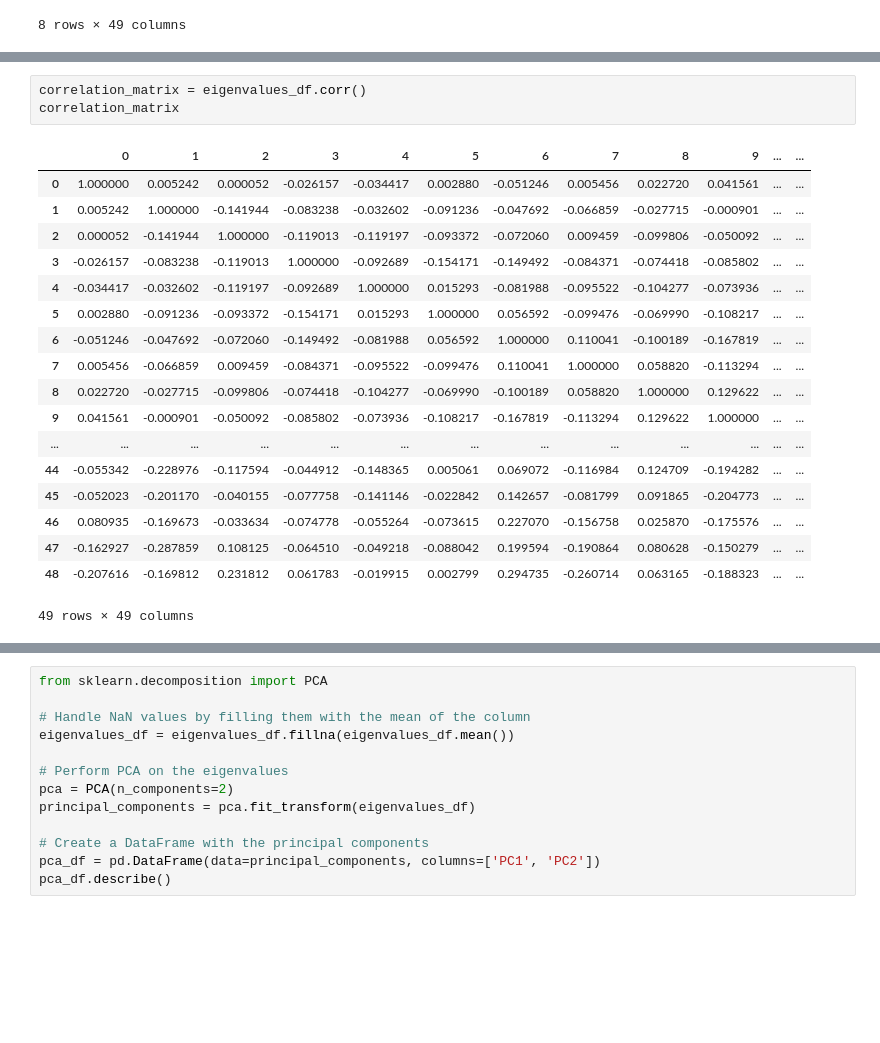
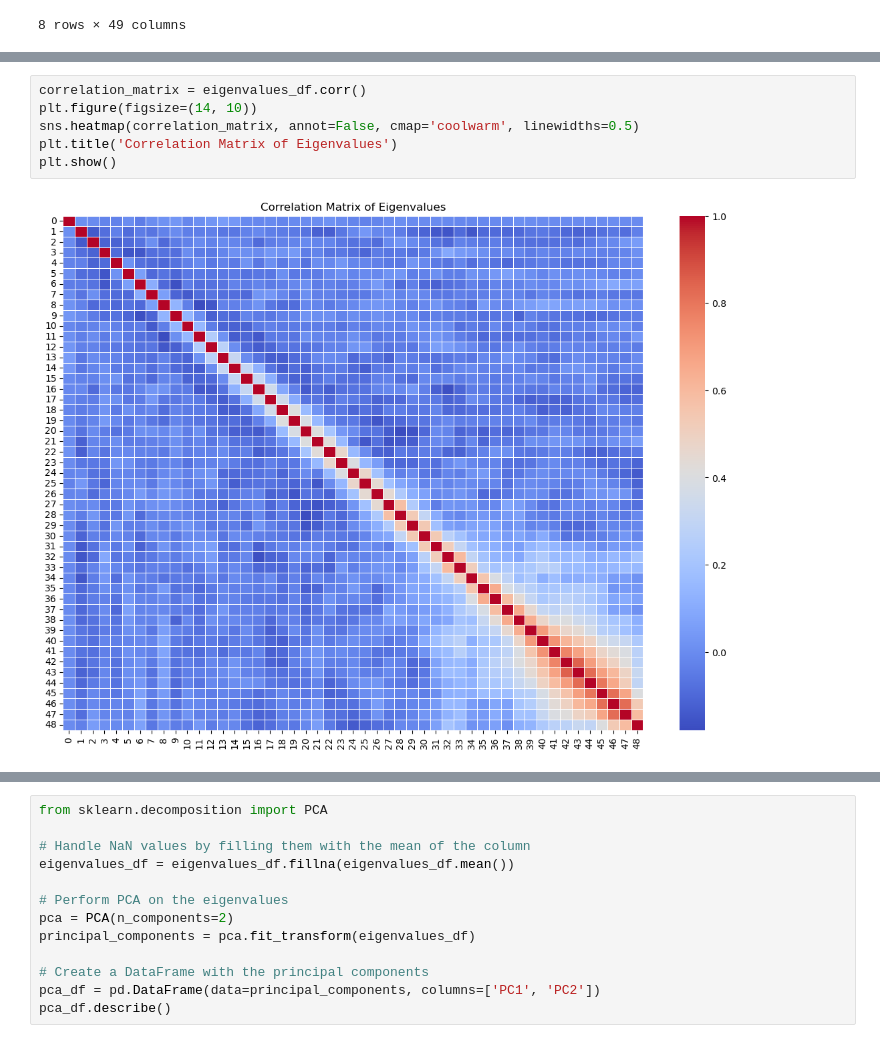
Before and after one commit to serize02/Eigen-Analyzer, a Jupyter notebook: data_explore.ipynb, the cells around one changed output, grey strips where cells are left out. Drawn from its saved outputs; the diff is of its cells as text; blank space fills up the shorter version.

```diff
--- a/data_explore.ipynb
+++ b/data_explore.ipynb
@@ -39,22 +30,8 @@ plt.show()
 # %%
 correlation_matrix = eigenvalues_df.corr()
-correlation_matrix
+plt.figure(figsize=(14, 10))
+sns.heatmap(correlation_matrix, annot=False, cmap='coolwarm', linewidths=0.5)
+plt.title('Correlation Matrix of Eigenvalues')
+plt.show()
 # %% [output]
-|  | 0 | 1 | 2 | 3 | 4 | 5 | 6 | 7 | 8 | 9 | ... | ... |
-| 0 | 1.000000 | 0.005242 | 0.000052 | -0.026157 | -0.034417 | 0.002880 | -0.051246 | 0.005456 | 0.022720 | 0.041561 | ... | ... |
-| 1 | 0.005242 | 1.000000 | -0.141944 | -0.083238 | -0.032602 | -0.091236 | -0.047692 | -0.066859 | -0.027715 | -0.000901 | ... | ... |
-| 2 | 0.000052 | -0.141944 | 1.000000 | -0.119013 | -0.119197 | -0.093372 | -0.072060 | 0.009459 | -0.099806 | -0.050092 | ... | ... |
-| 3 | -0.026157 | -0.083238 | -0.119013 | 1.000000 | -0.092689 | -0.154171 | -0.149492 | -0.084371 | -0.074418 | -0.085802 | ... | ... |
-| 4 | -0.034417 | -0.032602 | -0.119197 | -0.092689 | 1.000000 | 0.015293 | -0.081988 | -0.095522 | -0.104277 | -0.073936 | ... | ... |
-| 5 | 0.002880 | -0.091236 | -0.093372 | -0.154171 | 0.015293 | 1.000000 | 0.056592 | -0.099476 | -0.069990 | -0.108217 | ... | ... |
-| 6 | -0.051246 | -0.047692 | -0.072060 | -0.149492 | -0.081988 | 0.056592 | 1.000000 | 0.110041 | -0.100189 | -0.167819 | ... | ... |
-| 7 | 0.005456 | -0.066859 | 0.009459 | -0.084371 | -0.095522 | -0.099476 | 0.110041 | 1.000000 | 0.058820 | -0.113294 | ... | ... |
-| 8 | 0.022720 | -0.027715 | -0.099806 | -0.074418 | -0.104277 | -0.069990 | -0.100189 | 0.058820 | 1.000000 | 0.129622 | ... | ... |
-| 9 | 0.041561 | -0.000901 | -0.050092 | -0.085802 | -0.073936 | -0.108217 | -0.167819 | -0.113294 | 0.129622 | 1.000000 | ... | ... |
-| ... | ... | ... | ... | ... | ... | ... | ... | ... | ... | ... | ... | ... |
-| 44 | -0.055342 | -0.228976 | -0.117594 | -0.044912 | -0.148365 | 0.005061 | 0.069072 | -0.116984 | 0.124709 | -0.194282 | ... | ... |
-| 45 | -0.052023 | -0.201170 | -0.040155 | -0.077758 | -0.141146 | -0.022842 | 0.142657 | -0.081799 | 0.091865 | -0.204773 | ... | ... |
-| 46 | 0.080935 | -0.169673 | -0.033634 | -0.074778 | -0.055264 | -0.073615 | 0.227070 | -0.156758 | 0.025870 | -0.175576 | ... | ... |
-| 47 | -0.162927 | -0.287859 | 0.108125 | -0.064510 | -0.049218 | -0.088042 | 0.199594 | -0.190864 | 0.080628 | -0.150279 | ... | ... |
-| 48 | -0.207616 | -0.169812 | 0.231812 | 0.061783 | -0.019915 | 0.002799 | 0.294735 | -0.260714 | 0.063165 | -0.188323 | ... | ... |
-49 rows × 49 columns
+[figure, added]
```
Also changed, not shown: parts of 2 cells of this notebook.
